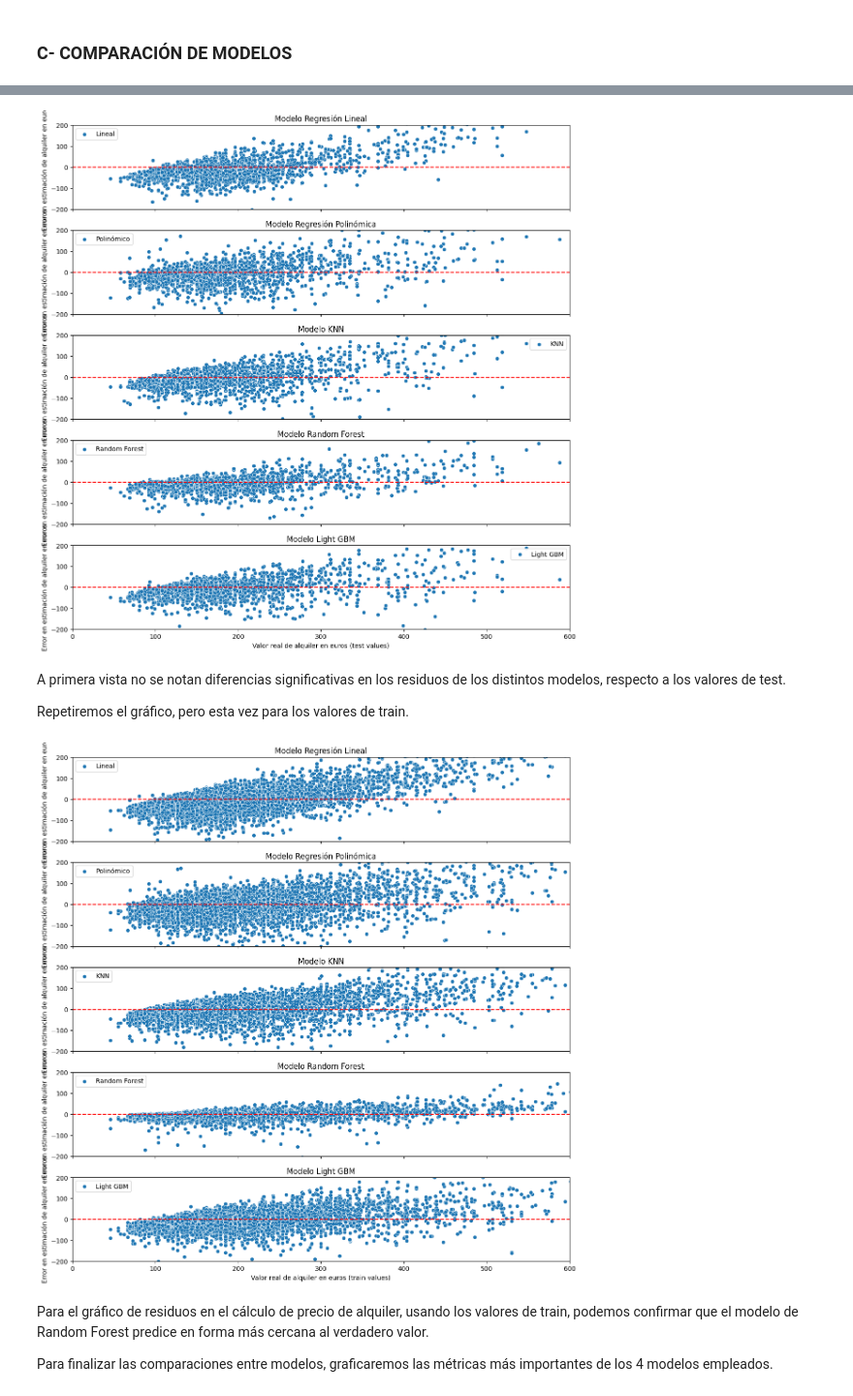
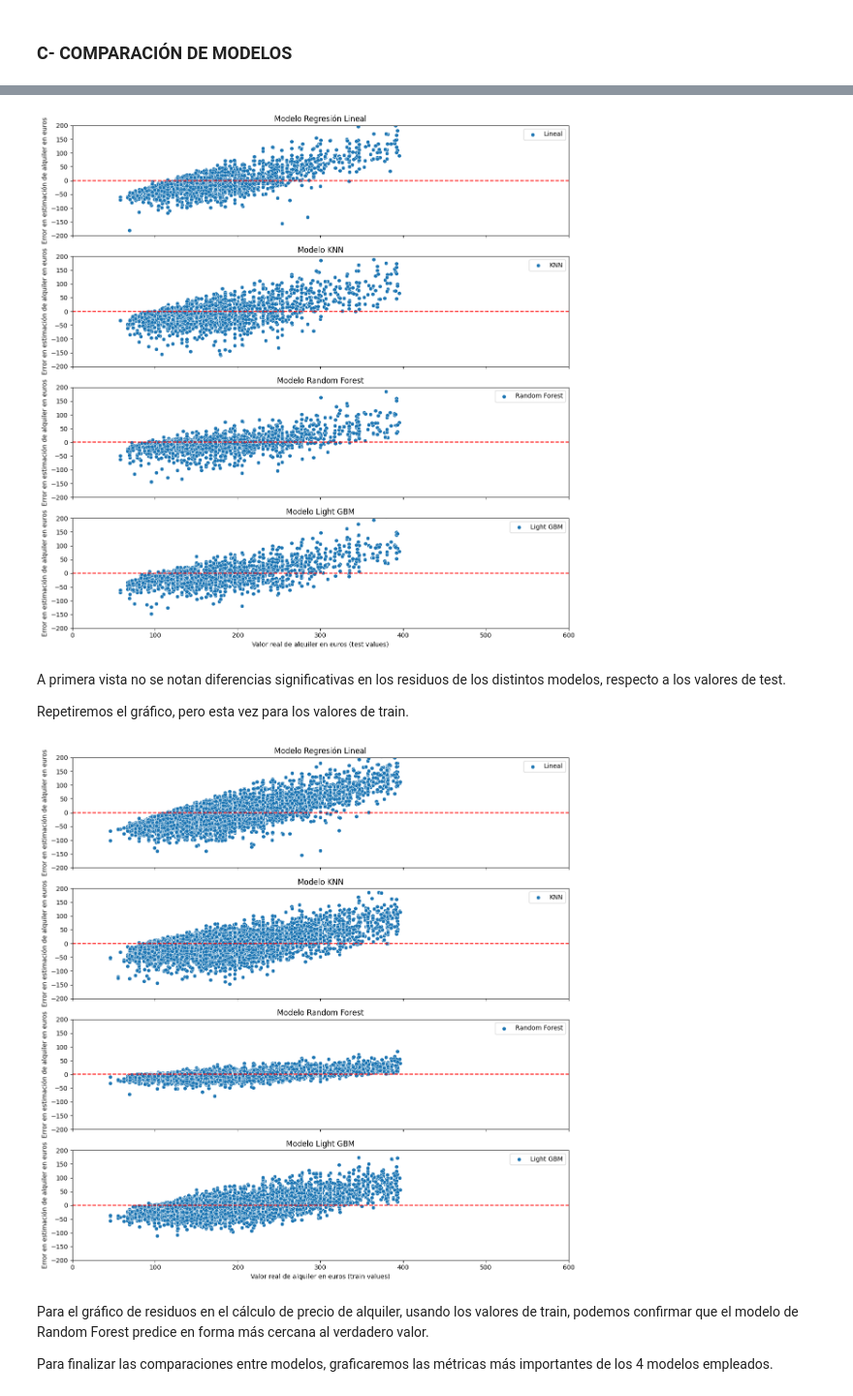
Before and after one commit to tekluis/CoderHouse, a Jupyter notebook: 7-PRIMERAENTREGA_TEK.ipynb, the cells around one changed output, grey strips where cells are left out. Shown at 97% size. Saved outputs shown, nothing was run; the diff lists cells and outputs as text; code cells hidden in the pictures.

Commit message:
control de outliers

```diff
--- a/7-PRIMERAENTREGA_TEK.ipynb
+++ b/7-PRIMERAENTREGA_TEK.ipynb
@@ -96,10 +237,10 @@ Columnas de interés:
 # %% [markdown]
 Para terminar con la preparación de datos, procederemos a codificar las variables categóricas para su uso posterior.
 # %%
-day_hot_encoded = pd.get_dummies(df['Day'], prefix='Day')
-room_type_hot_encoded = pd.get_dummies(df['Room_Type'], prefix='Room_Type')
+day_hot_encoded = pd.get_dummies(df_outliers['Day'], prefix='Day')
+room_type_hot_encoded = pd.get_dummies(df_outliers['Room_Type'], prefix='Room_Type')
 
-df_encoded = pd.concat([df, day_hot_encoded, room_type_hot_encoded], axis=1)
+df_encoded = pd.concat([df_outliers, day_hot_encoded, room_type_hot_encoded], axis=1)
 
 df_encoded
 # %% [output]
@@ -247,7 +384,7 @@ plt.show()
 # %% [markdown]
 Podemos observar que Roma es la ciudad que tiene más locales en alquiler, por lo que desecharemos las demás ciudades y repetiremos los cálculos realizados anteriormente.
 # %%
-df_Rome=df[df['City']=='Rome']
+df_Rome=df_outliers[df_outliers['City']=='Rome']
 correlation_matrix = df_Rome.corr()
 fig, ax = plt.subplots(figsize=(12,4))
 ax=sns.heatmap(correlation_matrix, annot=True, vmin=-1, vmax=1)
@@ -830,13 +877,11 @@ Para comparar los 5 modelos elegidos (regresión lineal, regresión polinómica,
 # %%
 residuos_test_lr = y_test - y_pred_lr
-residuos_test_poly = y_test - y_pred_poly
 residuos_test_knn = y_test - y_pred_knn
 residuos_test_rf = y_test - y_pred_rf
 residuos_test_lgb = y_test - y_pred_lgb
 
 residuos_test_graf = {
     'residuos_test_lr': residuos_test_lr,
-    'residuos_test_poly': residuos_test_poly,
     'residuos_test_knn': residuos_test_knn,
     'residuos_test_rf': residuos_test_rf,
     'residuos_test_lgb': residuos_test_lgb,
@@ -846,7 +891,7 @@ residuos_test_graf = {
 
 df_residuos_test_graf = pd.DataFrame(residuos_test_graf)
 
-fig, ax = plt.subplots(5, 1, figsize=(12, 12), sharex=True)
+fig, ax = plt.subplots(4, 1, figsize=(12, 12), sharex=True)
 
 sns.scatterplot(data=df_residuos_test_graf, x='y_test', y='residuos_test_lr', label='Lineal', ax=ax[0])
 ax[0].set_ylim(-200, 200)
@@ -854,96 +899,82 @@ ax[0].set_ylabel('Error en estimación de alquiler en euros')
 ax[0].set_title('Modelo Regresión Lineal')
 ax[0].plot([0, 600], [0, 0], color='red', linestyle='--')
 
-sns.scatterplot(data=df_residuos_test_graf, x='y_test', y='residuos_test_poly', label='Polinómico', ax=ax[1])
+sns.scatterplot(data=df_residuos_test_graf, x='y_test', y='residuos_test_knn', label='KNN', ax=ax[1])
 ax[1].set_ylim(-200, 200)
 ax[1].set_ylabel('Error en estimación de alquiler en euros')
-ax[1].set_title('Modelo Regresión Polinómica')
+ax[1].set_title('Modelo KNN')
 ax[1].plot([0, 600], [0, 0], color='red', linestyle='--')
 
-sns.scatterplot(data=df_residuos_test_graf, x='y_test', y='residuos_test_knn', label='KNN', ax=ax[2])
+sns.scatterplot(data=df_residuos_test_graf, x='y_test', y='residuos_test_rf', label='Random Forest', ax=ax[2])
 ax[2].set_ylim(-200, 200)
 ax[2].set_ylabel('Error en estimación de alquiler en euros')
-ax[2].set_title('Modelo KNN')
+ax[2].set_title('Modelo Random Forest')
 ax[2].plot([0, 600], [0, 0], color='red', linestyle='--')
 
-sns.scatterplot(data=df_residuos_test_graf, x='y_test', y='residuos_test_rf', label='Random Forest', ax=ax[3])
+sns.scatterplot(data=df_residuos_test_graf, x='y_test', y='residuos_test_lgb', label='Light GBM', ax=ax[3])
 ax[3].set_ylim(-200, 200)
 ax[3].set_ylabel('Error en estimación de alquiler en euros')
-ax[3].set_title('Modelo Random Forest')
+ax[3].set_title('Modelo Light GBM')
 ax[3].plot([0, 600], [0, 0], color='red', linestyle='--')
-
-sns.scatterplot(data=df_residuos_test_graf, x='y_test', y='residuos_test_lgb', label='Light GBM', ax=ax[4])
-ax[4].set_ylim(-200, 200)
-ax[4].set_ylabel('Error en estimación de alquiler en euros')
-ax[4].set_title('Modelo Light GBM')
-ax[4].plot([0, 600], [0, 0], color='red', linestyle='--')
-ax[4].set_xlim(0, 600)
-ax[4].set_xlabel('Valor real de alquiler en euros (test values)')
+ax[3].set_xlim(0, 600)
+ax[3].set_xlabel('Valor real de alquiler en euros (test values)')
 
 plt.tight_layout()
 plt.show()
 # %% [output]
-[figure, old version]
+[figure, new version]
 # %% [markdown]
 A primera vista no se notan diferencias significativas en los residuos de los distintos modelos, respecto a los valores de test.
 
 Repetiremos el gráfico, pero esta vez para los valores de train.
 # %%
 residuos_train_lr = y_train - y_pred_train_lr
-residuos_train_poly = y_train - y_pred_train_poly
 residuos_train_knn = y_train - y_pred_train_knn
 residuos_train_rf = y_train - y_pred_train_rf
 residuos_train_lgb = y_train - y_pred_train_lgb
 
 residuos_train_graf = {
     'residuos_train_lr': residuos_train_lr,
-    'residuos_train_poly': residuos_train_poly,
     'residuos_train_knn': residuos_train_knn,
     'residuos_train_rf': residuos_train_rf,
     'residuos_train_lgb': residuos_train_lgb,
     'y_train': y_train
 }
 
 df_residuos_train_graf = pd.DataFrame(residuos_train_graf)
 
-fig, ax = plt.subplots(5, 1, figsize=(12, 12), sharex=True)
+fig, ax = plt.subplots(4, 1, figsize=(12, 12), sharex=True)
 
 sns.scatterplot(data=df_residuos_train_graf, x='y_train', y='residuos_train_lr', label='Lineal', ax=ax[0])
 ax[0].set_ylim(-200, 200)
 ax[0].set_ylabel('Error en estimación de alquiler en euros')
 ax[0].set_title('Modelo Regresión Lineal')
 ax[0].plot([0, 600], [0, 0], color='red', linestyle='--')
 
-sns.scatterplot(data=df_residuos_train_graf, x='y_train', y='residuos_train_poly', label='Polinómico', ax=ax[1])
+sns.scatterplot(data=df_residuos_train_graf, x='y_train', y='residuos_train_knn', label='KNN', ax=ax[1])
 ax[1].set_ylim(-200, 200)
 ax[1].set_ylabel('Error en estimación de alquiler en euros')
-ax[1].set_title('Modelo Regresión Polinómica')
+ax[1].set_title('Modelo KNN')
 ax[1].plot([0, 600], [0, 0], color='red', linestyle='--')
 
-sns.scatterplot(data=df_residuos_train_graf, x='y_train', y='residuos_train_knn', label='KNN', ax=ax[2])
+sns.scatterplot(data=df_residuos_train_graf, x='y_train', y='residuos_train_rf', label='Random Forest', ax=ax[2])
 ax[2].set_ylim(-200, 200)
 ax[2].set_ylabel('Error en estimación de alquiler en euros')
-ax[2].set_title('Modelo KNN')
+ax[2].set_title('Modelo Random Forest')
 ax[2].plot([0, 600], [0, 0], color='red', linestyle='--')
 
-sns.scatterplot(data=df_residuos_train_graf, x='y_train', y='residuos_train_rf', label='Random Forest', ax=ax[3])
+sns.scatterplot(data=df_residuos_train_graf, x='y_train', y='residuos_train_lgb', label='Light GBM', ax=ax[3])
 ax[3].set_ylim(-200, 200)
 ax[3].set_ylabel('Error en estimación de alquiler en euros')
-ax[3].set_title('Modelo Random Forest')
+ax[3].set_title('Modelo Light GBM')
 ax[3].plot([0, 600], [0, 0], color='red', linestyle='--')
-
-sns.scatterplot(data=df_residuos_train_graf, x='y_train', y='residuos_train_lgb', label='Light GBM', ax=ax[4])
-ax[4].set_ylim(-200, 200)
-ax[4].set_ylabel('Error en estimación de alquiler en euros')
-ax[4].set_title('Modelo Light GBM')
-ax[4].plot([0, 600], [0, 0], color='red', linestyle='--')
-ax[4].set_xlim(0, 600)
-ax[4].set_xlabel('Valor real de alquiler en euros (train values)')
+ax[3].set_xlim(0, 600)
+ax[3].set_xlabel('Valor real de alquiler en euros (train values)')
 
 plt.tight_layout()
 plt.show()
 # %% [output]
-[figure, old version]
+[figure, new version]
 # %% [markdown]
 Para el gráfico de residuos en el cálculo de precio de alquiler, usando los valores de train, podemos confirmar que el modelo de Random Forest predice en forma más cercana al verdadero valor.
 
```
Also changed, not shown: parts of 60 cells of this notebook.
